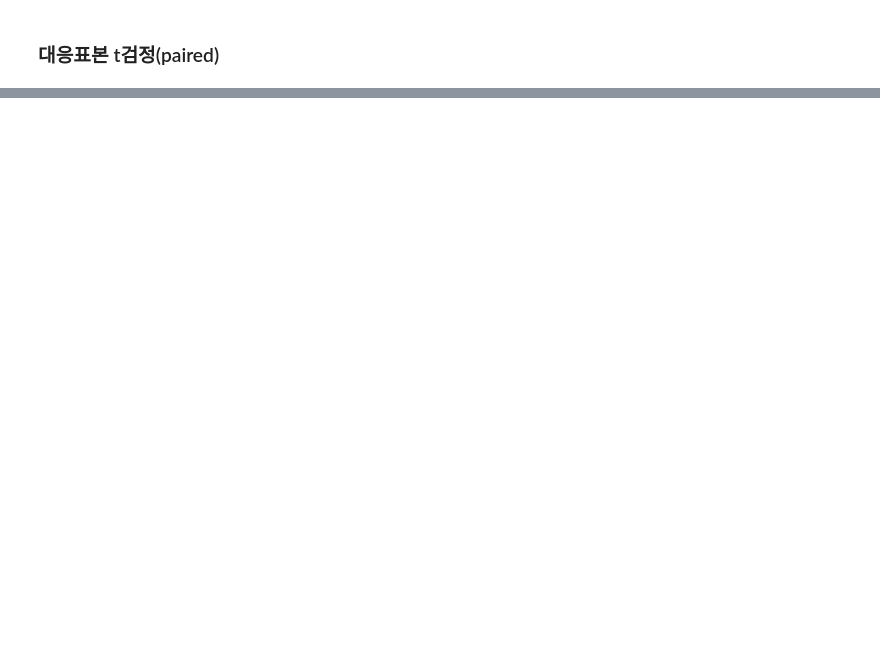
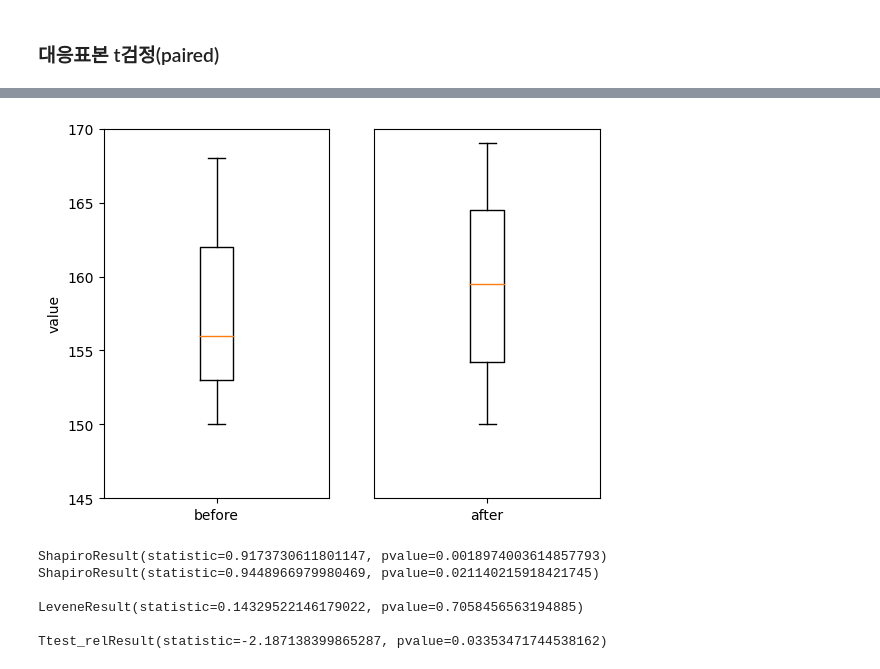
Before and after one commit to plumwiserim/ML-Study-for-license, a Jupyter notebook: 31.ipynb, the cells around one changed output, grey strips where cells are left out. Cells and saved outputs as stored; diff of their text form; code cells hidden in the pictures; blank space fills up the shorter version.

```diff
--- a/31.ipynb
+++ b/31.ipynb
@@ -36,0 +103,53 @@ from scipy.stats import levene
+# %%
+# 특정 집단의 학습 전후 시험 성적 변화를 나타낸 데이터이다.
+# 시험 전과 후에 차이가 있는지 검정하라
+import pandas as pd
+import matplotlib.pyplot as plt
+
+df = pd.read_csv('https://raw.githubusercontent.com/Datamanim/datarepo/main/scipy/rel1.csv')
+
+fig, ax = plt.subplots(1, 2)
+ax[0].boxplot(df['before'])
+ax[1].boxplot(df['after'])
+ax[0].set_xticklabels(['before'])
+ax[1].set_xticklabels(['after'])
+ax[0].set_ylim(145, 170)
+ax[1].set_ylim(145, 170)
+ax[1].get_yaxis().set_visible(False)
+ax[0].set_ylabel('value')
+plt.show()
+# %% [output]
+[figure, added]
+# %%
+from scipy.stats import shapiro
+
+before = df['before']
+after = df['after']
+
+print(shapiro(before))
+print(shapiro(after))
+print()
+
+from scipy.stats import levene
+
+print(levene(before, after))
+print()
+
+from scipy.stats import ttest_rel
+
+print(ttest_rel(before, after))
+
+# shapiro --> 정규성 가지지 않음
+# levene --> 등분산성 가짐
+# ==> 대응표본의 경우 등분산성이 파라미터에 영향을 주지 않음
+# 정규성을 가지지 않으므로 대응 표본 검정 중 비모수 검정인 윌콕슨 부호순위 검정을 진행해야 한다
+
+# t-test 의 경우 전후 변화에 대한 귀무가설은 기각되지만
+# 윌콕슨 부호순위 검정을 통해서 확인해봤을 때 귀무가설을 기각할 수 없다
+# %% [output]
+ShapiroResult(statistic=0.9173730611801147, pvalue=0.0018974003614857793)
+ShapiroResult(statistic=0.9448966979980469, pvalue=0.021140215918421745)
+
+LeveneResult(statistic=0.14329522146179022, pvalue=0.7058456563194885)
+
+Ttest_relResult(statistic=-2.187138399865287, pvalue=0.03353471744538162)
```
Also changed, not shown: parts of 9 cells of this notebook.
